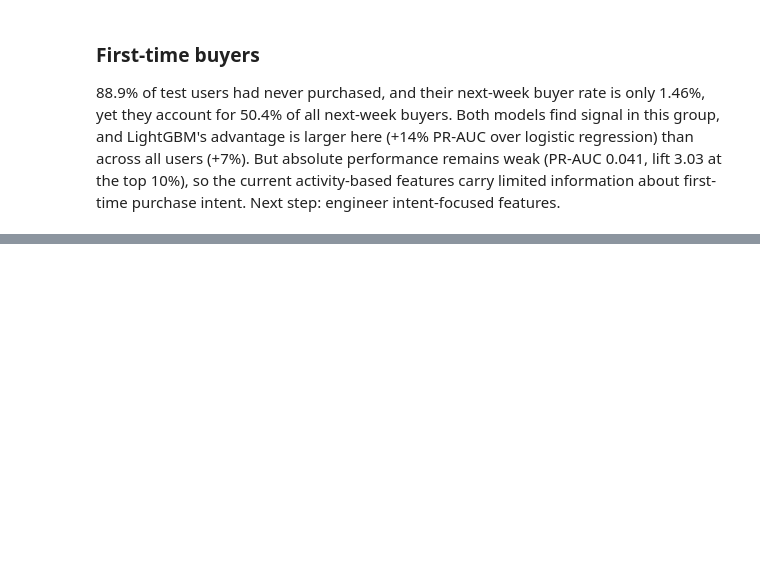
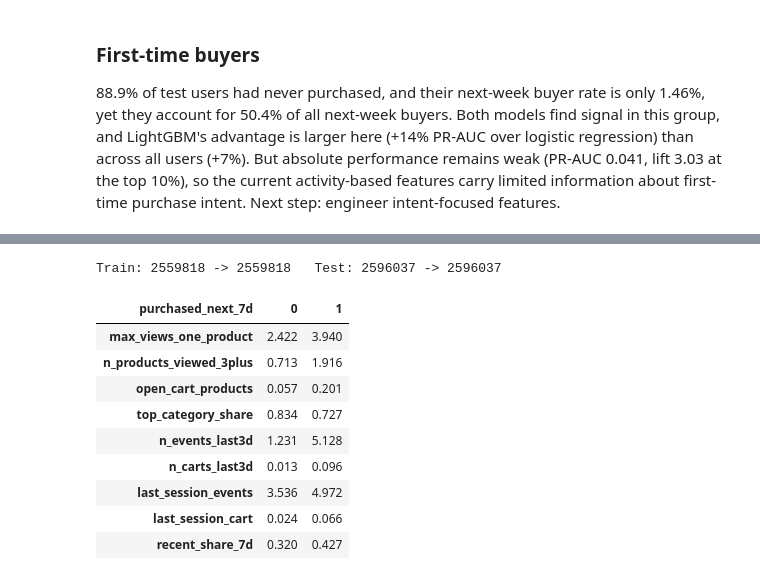
Before and after one commit to LindaZhao-neu/ecommerce-purchase-prediction, a Jupyter notebook: notebooks/purchase_prediction.ipynb, the cells around one changed output, grey strips where cells are left out. Cells and saved outputs as stored; diff of their text form; code cells hidden in the pictures; blank space fills up the shorter version.

Commit message:
Add intent features experiment; keep simpler v1 model

```diff
--- a/notebooks/purchase_prediction.ipynb
+++ b/notebooks/purchase_prediction.ipynb
@@ -704,0 +777,34 @@ Share of all next-week buyers who are first-time buyers: 50.4%
+# %%
+# Add the new features to the existing tables (same row order as before)
+new_features = ['max_views_one_product', 'n_products_viewed_3plus', 'open_cart_products',
+                'top_category_share', 'n_events_last3d', 'n_carts_last3d',
+                'last_session_events', 'last_session_cart', 'recent_share_7d']
+
+train2 = train.merge(con.sql("SELECT * FROM train_intent").df(), on='user_id', how='left')
+test2 = test.merge(con.sql("SELECT * FROM test_intent").df(), on='user_id', how='left')
+
+# Share of all activity that happened in the last 7 days: is engagement accelerating?
+for df in (train2, test2):
+    df['recent_share_7d'] = df['n_events_last7d'] / df['n_events']
+
+features_v2 = features + new_features
+
+# Reconciliation: row counts must not change after the merge
+print('Train:', len(train), '->', len(train2), '  Test:', len(test), '->', len(test2))
+# %% [output]
+Train: 2559818 -> 2559818   Test: 2596037 -> 2596037
+# %%
+# Signal check among users who had never purchased: do next-week buyers look different?
+seg = train2[train2['n_purchases'] == 0]
+seg.groupby('purchased_next_7d')[new_features].mean().round(3).T
+# %% [output]
+| purchased_next_7d | 0 | 1 |
+| max_views_one_product | 2.422 | 3.940 |
+| n_products_viewed_3plus | 0.713 | 1.916 |
+| open_cart_products | 0.057 | 0.201 |
+| top_category_share | 0.834 | 0.727 |
+| n_events_last3d | 1.231 | 5.128 |
+| n_carts_last3d | 0.013 | 0.096 |
+| last_session_events | 3.536 | 4.972 |
+| last_session_cart | 0.024 | 0.066 |
+| recent_share_7d | 0.320 | 0.427 |
```
Also changed, not shown: parts of 6 cells of this notebook.
